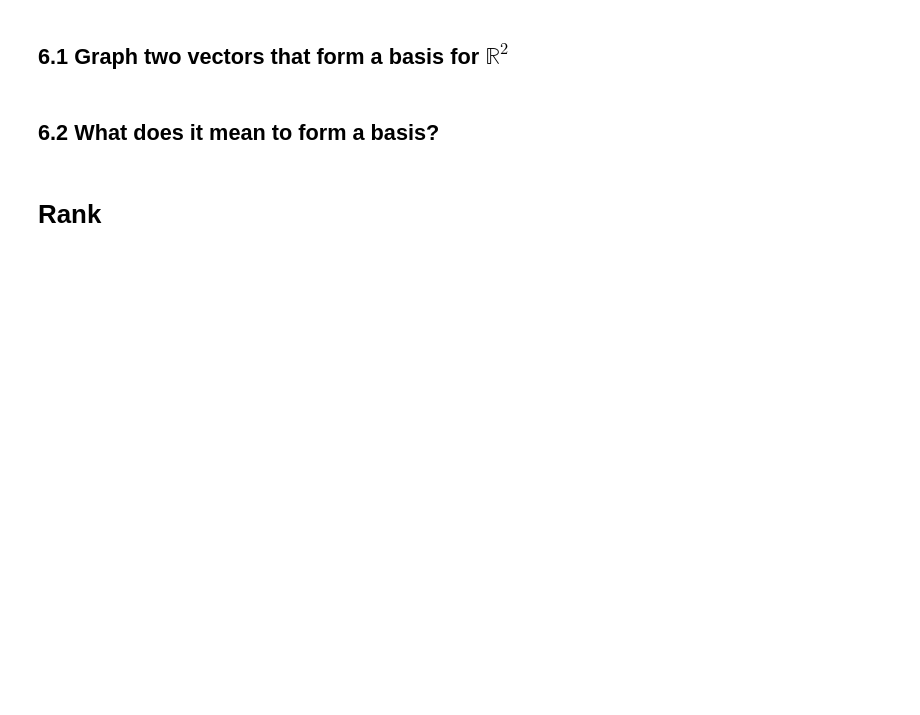
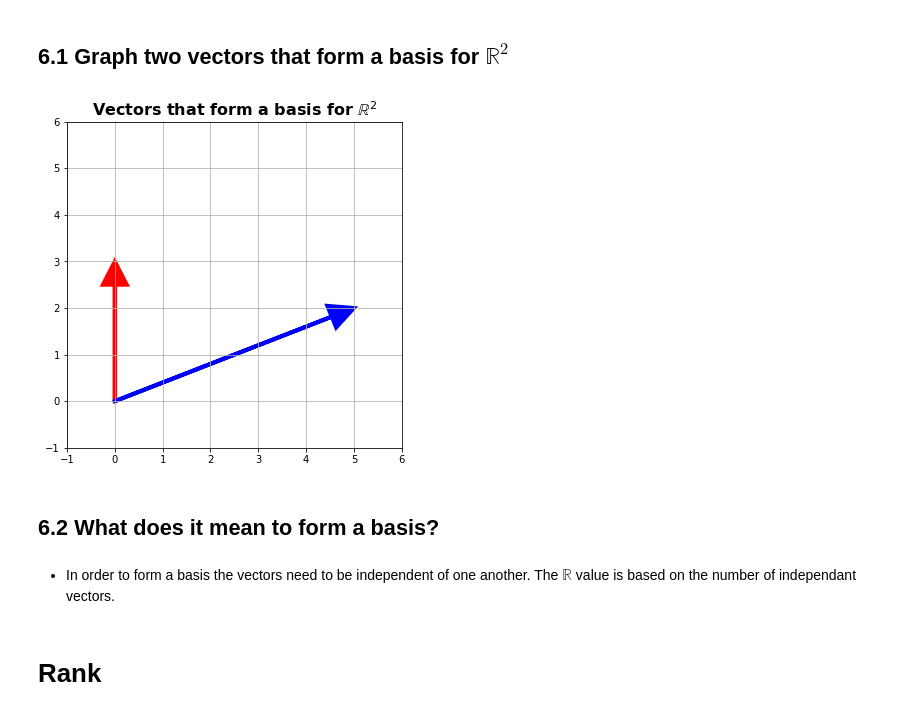
Before and after one commit to bloominstituteoftechnology/DS-Unit-1-Sprint-3-Linear-Algebra, a Jupyter notebook: module2-intermediate-linear-algebra/LS_DS_132_Intermediate_Linear_Algebra_Assignment.ipynb, the cells around one changed output. Cells and saved outputs as stored; diff of their text form; code cells hidden in the pictures; blank space fills up the shorter version.

```diff
--- a/module2-intermediate-linear-algebra/LS_DS_132_Intermediate_Linear_Algebra_Assignment.ipynb
+++ b/module2-intermediate-linear-algebra/LS_DS_132_Intermediate_Linear_Algebra_Assignment.ipynb
@@ -483,8 +485,28 @@ ax.set_zlabel('z', size=16, fontweight='bold');
 # Basis
 # %% [markdown]
 ## 6.1 Graph two vectors that form a basis for $\mathbb{R}^2$
+# %%
+# Create 2 vectors:
+v1 = [0, 3]
+v2 = [5, 2]
+
+# Plot them:
+fig, ax = plt.subplots(facecolor='white', figsize=(6, 6))
+ax.grid()
+plt.xlim(-1, 6)
+plt.ylim(-1, 6)
+plt.arrow(0, 0, v1[0], v1[1], head_width=.5, head_length=.5, color = 'r',
+          linewidth=4, length_includes_head=True)
+plt.arrow(0, 0, v2[0], v2[1], head_width=.5, head_length=.5, color = 'b',
+          linewidth=4, length_includes_head=True)
+plt.title(r'Vectors that form a basis for $\mathbb{R}^2$', size=16,
+          fontweight='bold');
+# %% [output]
+[figure, added]
 # %% [markdown]
 ## 6.2 What does it mean to form a basis?
+# %% [markdown]
+- In order to form a basis the vectors need to be independent of one another. The $\mathbb{R}$ value is based on the number of independant vectors.
 # %% [markdown]
 # Rank
 # %% [markdown]
```
Also changed, not shown: parts of 6 cells of this notebook.
